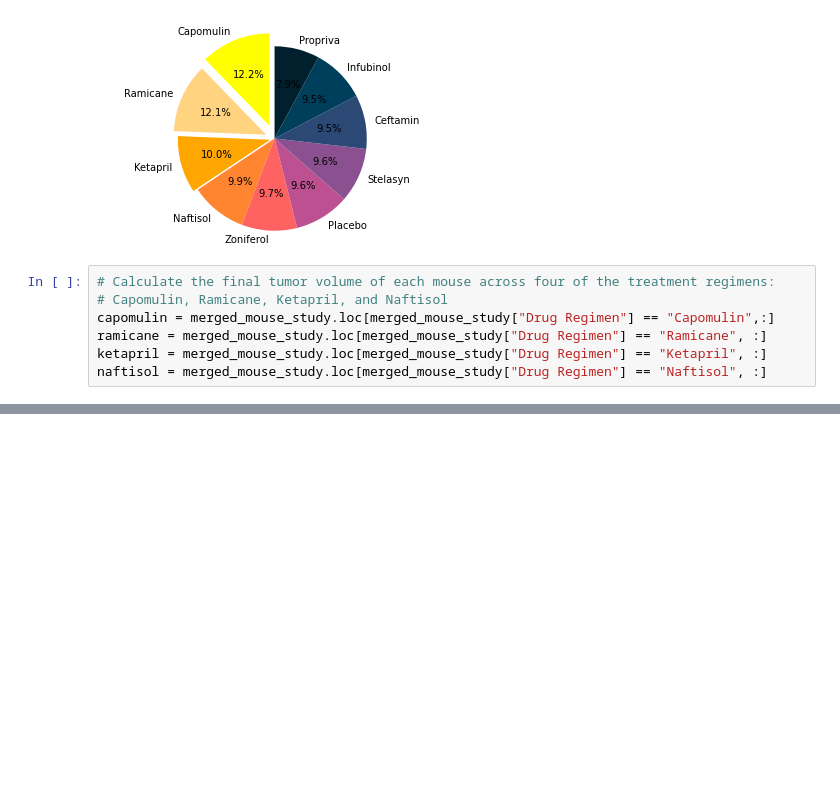
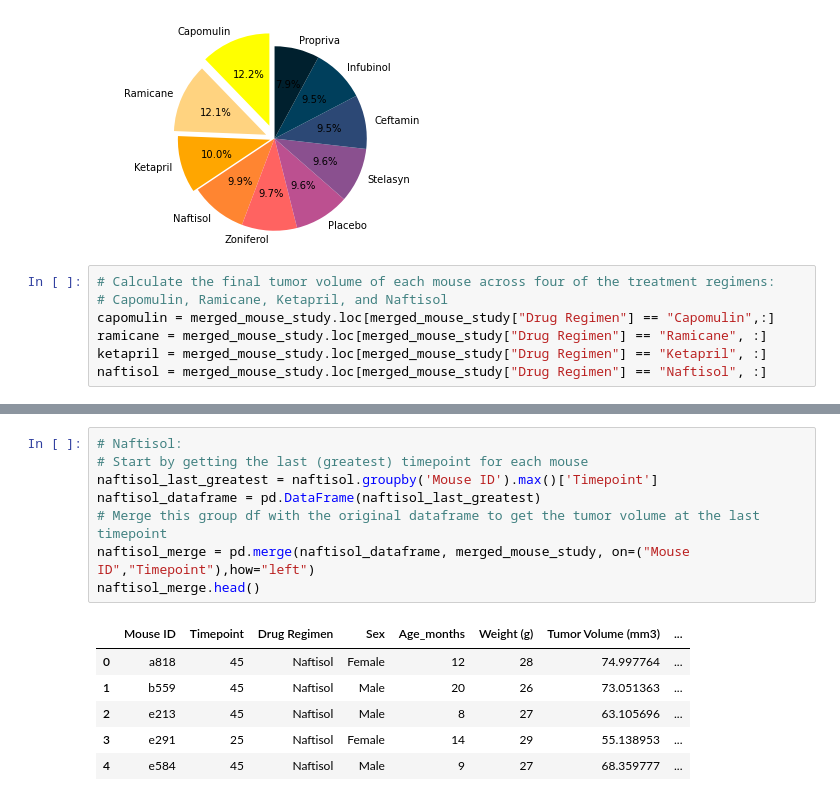
Before and after one commit to mathewqpmiller/Matplotlib-Pymaceuticals_Analysis, a Jupyter notebook: Matplotlib_Pharmaceuticals_Analysis.ipynb, the cells around one changed output, grey strips where cells are left out. Cells and saved outputs as stored; diff of their text form; blank space fills up the shorter version.

```diff
--- a/Matplotlib_Pharmaceuticals_Analysis.ipynb
+++ b/Matplotlib_Pharmaceuticals_Analysis.ipynb
@@ -695,0 +780,15 @@ naftisol = merged_mouse_study.loc[merged_mouse_study["Drug Regimen"] == "Naftiso
+# %%
+# Naftisol:
+# Start by getting the last (greatest) timepoint for each mouse
+naftisol_last_greatest = naftisol.groupby('Mouse ID').max()['Timepoint']
+naftisol_dataframe = pd.DataFrame(naftisol_last_greatest)
+# Merge this group df with the original dataframe to get the tumor volume at the last timepoint
+naftisol_merge = pd.merge(naftisol_dataframe, merged_mouse_study, on=("Mouse ID","Timepoint"),how="left")
+naftisol_merge.head()
+# %% [output]
+|  | Mouse ID | Timepoint | Drug Regimen | Sex | Age_months | Weight (g) | Tumor Volume (mm3) | ... |
+| 0 | a818 | 45 | Naftisol | Female | 12 | 28 | 74.997764 | ... |
+| 1 | b559 | 45 | Naftisol | Male | 20 | 26 | 73.051363 | ... |
+| 2 | e213 | 45 | Naftisol | Male | 8 | 27 | 63.105696 | ... |
+| 3 | e291 | 25 | Naftisol | Female | 14 | 29 | 55.138953 | ... |
+| 4 | e584 | 45 | Naftisol | Male | 9 | 27 | 68.359777 | ... |
```
Also changed, not shown: parts of 8 cells of this notebook.
